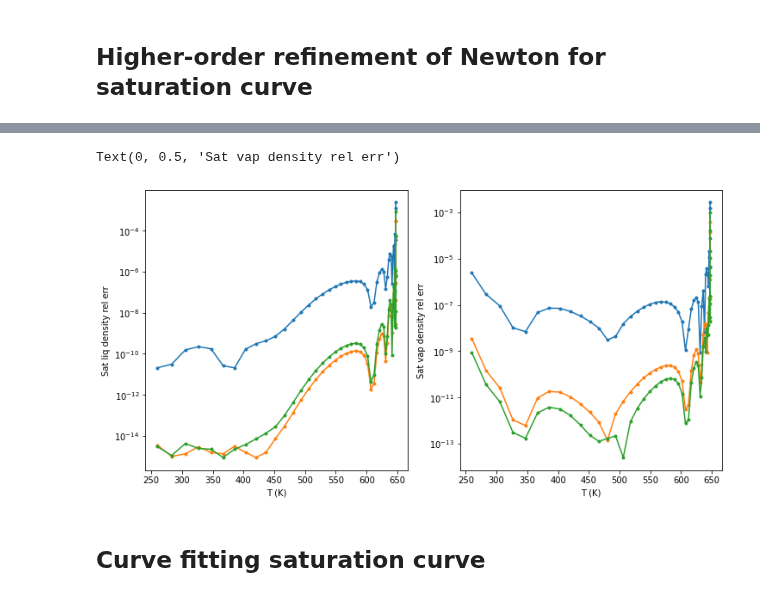
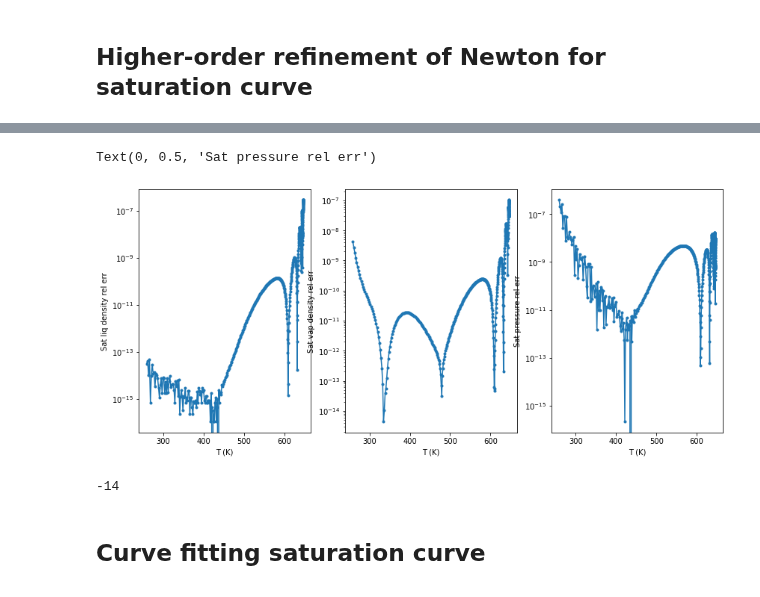
Before and after one commit to fredriclam/iapws95_light, a Jupyter notebook: water_tester.ipynb, the cells around one changed output, grey strips where cells are left out. Drawn from its saved outputs; the diff is of its cells as text; code cells hidden in the pictures.

Commit message:
Update prho_sat_fast with Newton predictor-correct method

```diff
--- a/water_tester.ipynb
+++ b/water_tester.ipynb
@@ -547,9 +574,15 @@ def prho_loc2(t):
   return np.array([d0, d1])
 # %%
-# Reference value
+# Reference value using eps**2 condition
 def prho_ref(t):
   z = float_phi_functions.prho_sat(iapws95_light.Tc/ t)
   return np.array([
+    z["rho_satl"] / iapws95_light.rhoc,
+    z["rho_satv"] / iapws95_light.rhoc])
+def wrapped_prho_cython(t):
+  z = float_phi_functions.prho_sat_fast(iapws95_light.Tc/ t)
+  return np.array([
+    z["psat"],
     z["rho_satl"] / iapws95_light.rhoc,
     z["rho_satv"] / iapws95_light.rhoc])
 
@@ -585,37 +600,51 @@ array([1.01393762, 1.03132344, 1.07009147, 1.1072016 , 1.14211673,
 # %%
 ''' Saturation values test, copied '''
 
-T_samples = iapws95_light.Tc - 0.5e-3 - (iapws95_light.Tc - 0.5e-3 - 260) * np.linspace(0,1,50)**3
+T_samples = iapws95_light.Tc - 1.0 + 0* 0.1e-3 - (iapws95_light.Tc - 0.5e-3 - 260) * np.linspace(0,1,500)**3
+# T_samples = np.array([273.15-5, 273.15-0])
 # psat_lp, rho_satl_lp, rho_satv_lp = np.array(list(zip(*
 #   [float_phi_functions.prho_sat_lowprec(T).values() for T in T_samples])))
 # psat_hp, rho_satl_hp, rho_satv_hp = np.array(list(zip(*
 #   [float_phi_functions.prho_sat(T).values() for T in T_samples])))
-rho_satl_lp, rho_satv_lp = np.array(list(zip(*
+# rho_satl_lp, rho_satv_lp = np.array(list(zip(*
+  # [prho_loc_newton(iapws95_light.Tc/T) for T in T_samples])))
+p_sat_lp, rho_satl_lp, rho_satv_lp = np.array(list(zip(*
+  [wrapped_prho_cython(iapws95_light.Tc/T) for T in T_samples])))
+# p_sat_new, rho_satl_new, rho_satv_new = np.array(list(zip(*
+#   [prho_loc(iapws95_light.Tc/T) for T in T_samples])))
+# p_sat_new2, rho_satl_new2, rho_satv_new2 = np.array(list(zip(*
+#   [prho_loc2(iapws95_light.Tc/T) for T in T_samples])))
+# # High-precision from many Newton iterations
+p_sat_hp, rho_satl_hp, rho_satv_hp = np.array(list(zip(*
   [prho_loc_newton(iapws95_light.Tc/T) for T in T_samples])))
-rho_satl_new, rho_satv_new = np.array(list(zip(*
-  [prho_loc(iapws95_light.Tc/T) for T in T_samples])))
-rho_satl_new2, rho_satv_new2 = np.array(list(zip(*
-  [prho_loc2(iapws95_light.Tc/T) for T in T_samples])))
-rho_satl_hp, rho_satv_hp = np.array(list(zip(*
-  [prho_ref(iapws95_light.Tc/T) for T in T_samples])))
 
-
-plt.figure(figsize=(12,6))
-plt.subplot(1,2,1)
+plt.figure(figsize=(14,6))
+plt.subplot(1,3,1)
 plt.semilogy(T_samples, np.abs(rho_satl_lp/rho_satl_hp-1.0), '.-')
-plt.semilogy(T_samples, np.abs(rho_satl_new/rho_satl_hp-1.0), '.-')
-plt.semilogy(T_samples, np.abs(rho_satl_new2/rho_satl_hp-1.0), '.-')
+# plt.semilogy(T_samples, np.abs(rho_satl_new/rho_satl_hp-1.0), '.-')
+# plt.semilogy(T_samples, np.abs(rho_satl_new2/rho_satl_hp-1.0), '.-')
 plt.xlabel("T (K)")
 plt.ylabel("Sat liq density rel err")
-plt.subplot(1,2,2)
+plt.subplot(1,3,2)
 plt.semilogy(T_samples, np.abs(rho_satv_lp/rho_satv_hp-1.0), '.-')
-plt.semilogy(T_samples, np.abs(rho_satv_new/rho_satv_hp-1.0), '.-')
-plt.semilogy(T_samples, np.abs(rho_satv_new2/rho_satv_hp-1.0), '.-')
+# plt.semilogy(T_samples, np.abs(rho_satv_new/rho_satv_hp-1.0), '.-')
+# plt.semilogy(T_samples, np.abs(rho_satv_new2/rho_satv_hp-1.0), '.-')
 plt.xlabel("T (K)")
 plt.ylabel("Sat vap density rel err")
+plt.subplot(1,3,3)
+plt.semilogy(T_samples, np.abs(p_sat_lp/p_sat_hp-1.0), '.-')
+# plt.semilogy(T_samples, np.abs(p_sat_new/p_sat_hp-1.0), '.-')
+# plt.semilogy(T_samples, np.abs(p_sat_new2/p_sat_hp-1.0), '.-')
+plt.xlabel("T (K)")
+plt.ylabel("Sat pressure rel err")
 # %% [output]
-Text(0, 0.5, 'Sat vap density rel err')
+Text(0, 0.5, 'Sat pressure rel err')
-[figure, old version]
+[figure, new version]
+# %%
+T_samples[-1]
+259-273
+# %% [output]
+-14
 # %% [markdown]
 ## Curve fitting saturation curve
 # %% [markdown]
```
Also changed, not shown: parts of 26 cells of this notebook, 1 other file.
